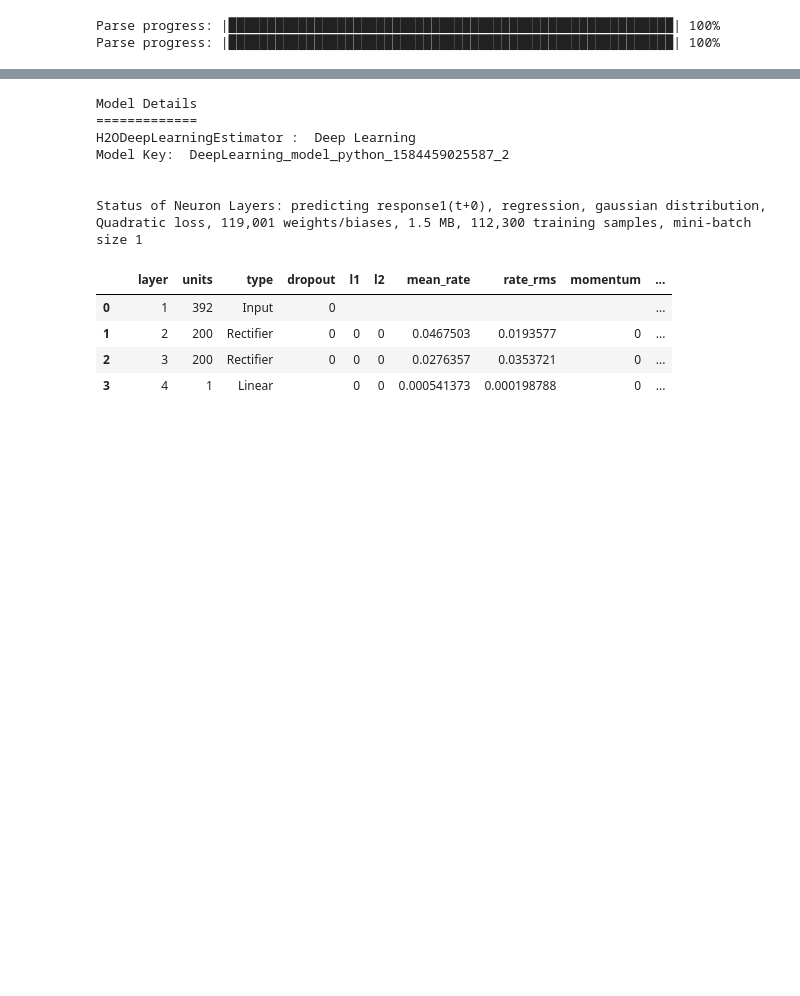
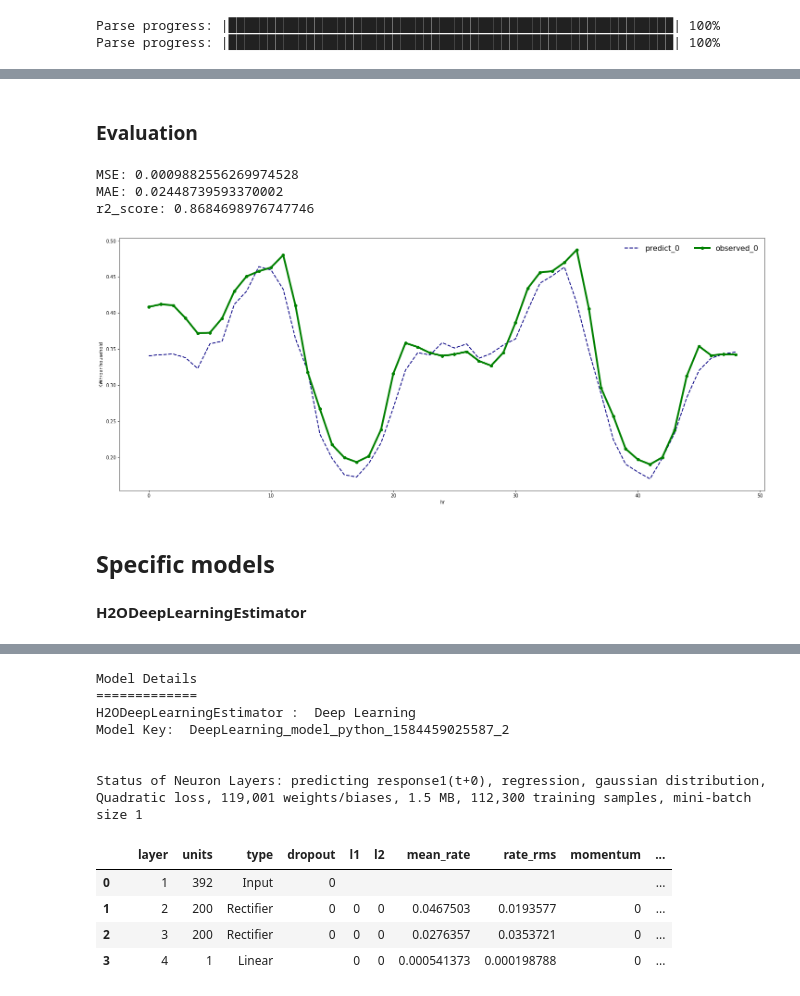
Before and after one commit to charlesfu4/MT, a Jupyter notebook: h2o/hourly_forecast_h2o.ipynb, the cells around one changed output, grey strips where cells are left out. Saved outputs shown, nothing was run; the diff lists cells and outputs as text; code cells hidden in the pictures; blank space fills up the shorter version.

```diff
--- a/h2o/hourly_forecast_h2o.ipynb
+++ b/h2o/hourly_forecast_h2o.ipynb
@@ -191,17 +191,9 @@ from h2o.utils.shared_utils import _locate
 train = h2o.import_file(path = _locate("../data/train_h2o.csv"))
 
 ## Import test
-test = h2o.import_file(path = _locate("../data/train_h2o.csv"))
+test = h2o.import_file(path = _locate("../data/test_h2o.csv"))
 # %% [output]
 Parse progress: |█████████████████████████████████████████████████████████| 100%
 Parse progress: |█████████████████████████████████████████████████████████| 100%
 # %%
 training , validation = train.split_frame(ratios = [.8], seed = 132)
-# %%
-data_rfe = H2ORandomForestEstimator(distribution='auto')
-predictors = training.columns[0:392]
-response = training.columns[392:393]
-data_rfe.train(x = predictors,
-               y= "response1(t+0)",
-               training_frame = training,
-               validation_frame = validation)
@@ -220,0 +200,12 @@ Mean Residual Deviance: 0.0035388037822478425
+# %%
+y_pred = pd.DataFrame()
+for res in training.columns[392:]:
+    data_rfe = H2OAutoML(max_runtime_secs= 400, seed = 123)
+    predictors = training.columns[0:392]
+    data_rfe.train(x = predictors,
+                   y = res,
+                   training_frame = training,
+                   validation_frame = validation)
+    lb_reg = data_rfe.leader
+    y_hat = lb_reg.predict(test[:5,:392]).as_data_frame()
+    y_pred = pd.concat([y_pred, y_hat], axis = 1)
@@ -221,3 +237,37 @@ Mean Residual Deviance: 0.0035388037822478425
+# %% [markdown]
+### Evaluation
+# %%
+test_y = np.transpose(test[:5,392:].as_data_frame().to_numpy())
+pred_y = np.transpose(y_pred.iloc[:5,:].to_numpy())
+get_eval(test_y, pred_y)
+# %% [output]
+MSE: 0.0009882556269974528
+MAE: 0.02448739593370002
+r2_score: 0.8684698976747746
+# %%
+## assignment
+real = test[:5,392:].as_data_frame().to_numpy()
+guess = y_pred.to_numpy()
+real = real[2:3,:49]
+guess = guess[2:3,:49]
+rpdf = plot_df(real, "observed")
+gpdf = plot_df(guess, "predict")
+
+#plot
+ax = plt.gca()
+gpdf.plot(figsize=(25,10), colormap = 'plasma',style='--',legend = True, ax = ax, lw = 2)
+rpdf.plot(figsize=(25,10), color = 'g',style ='-o',legend = True, ax = ax, lw = 4)
+ax.set_xlabel("hr")
+ax.set_ylabel("KWh/per household")
+ax.legend(frameon=False, loc='upper right', ncol=6, prop={'size': 16})
+
+plt.show()
+# %% [output]
+[figure, added]
+# %% [markdown]
+## Specific models
+# %% [markdown]
+**H2ODeepLearningEstimator**
 # %%
 from h2o.estimators.deeplearning import H2ODeepLearningEstimator
 data_dpl = H2ODeepLearningEstimator()
```
Also changed, not shown: parts of 48 cells of this notebook, 1 other file.
